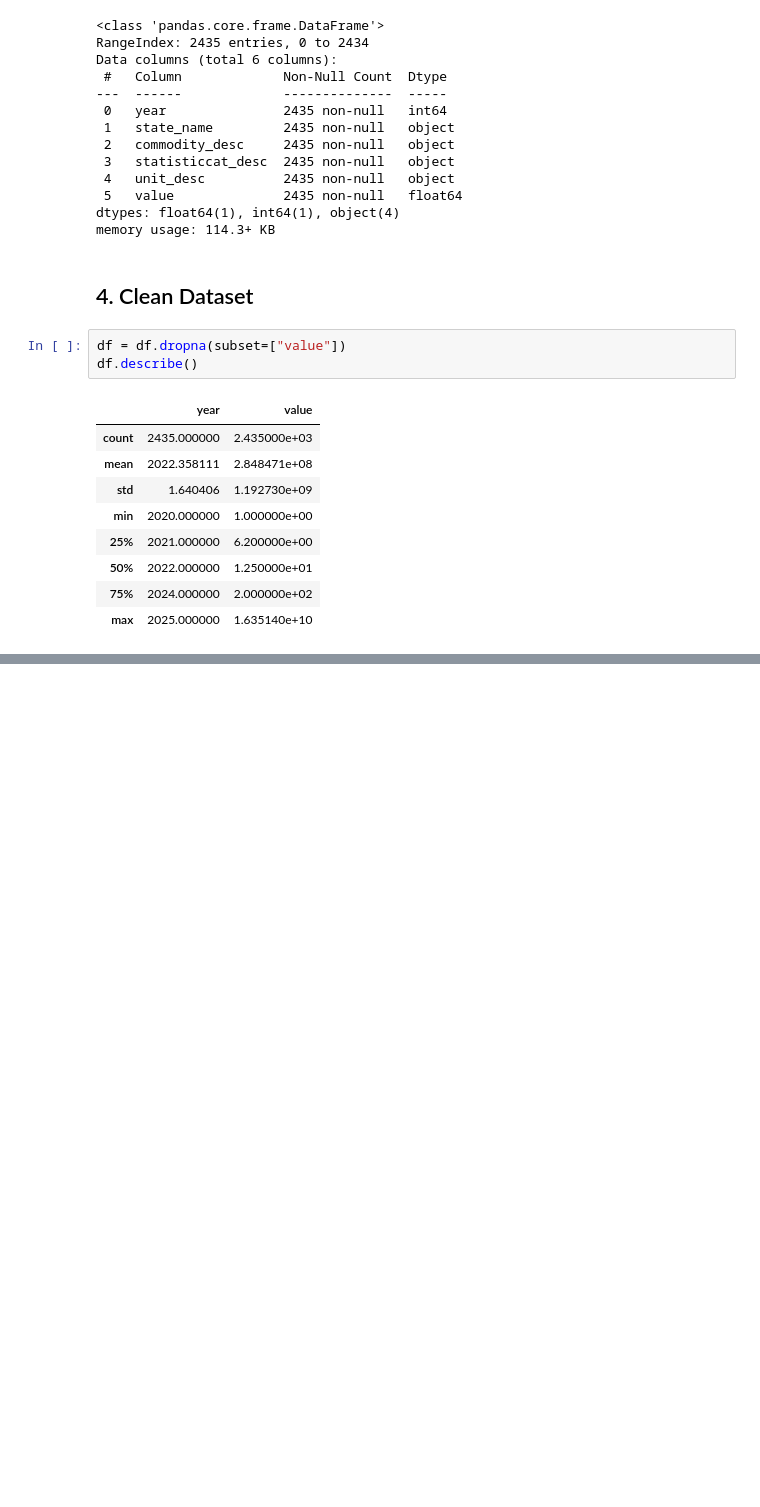
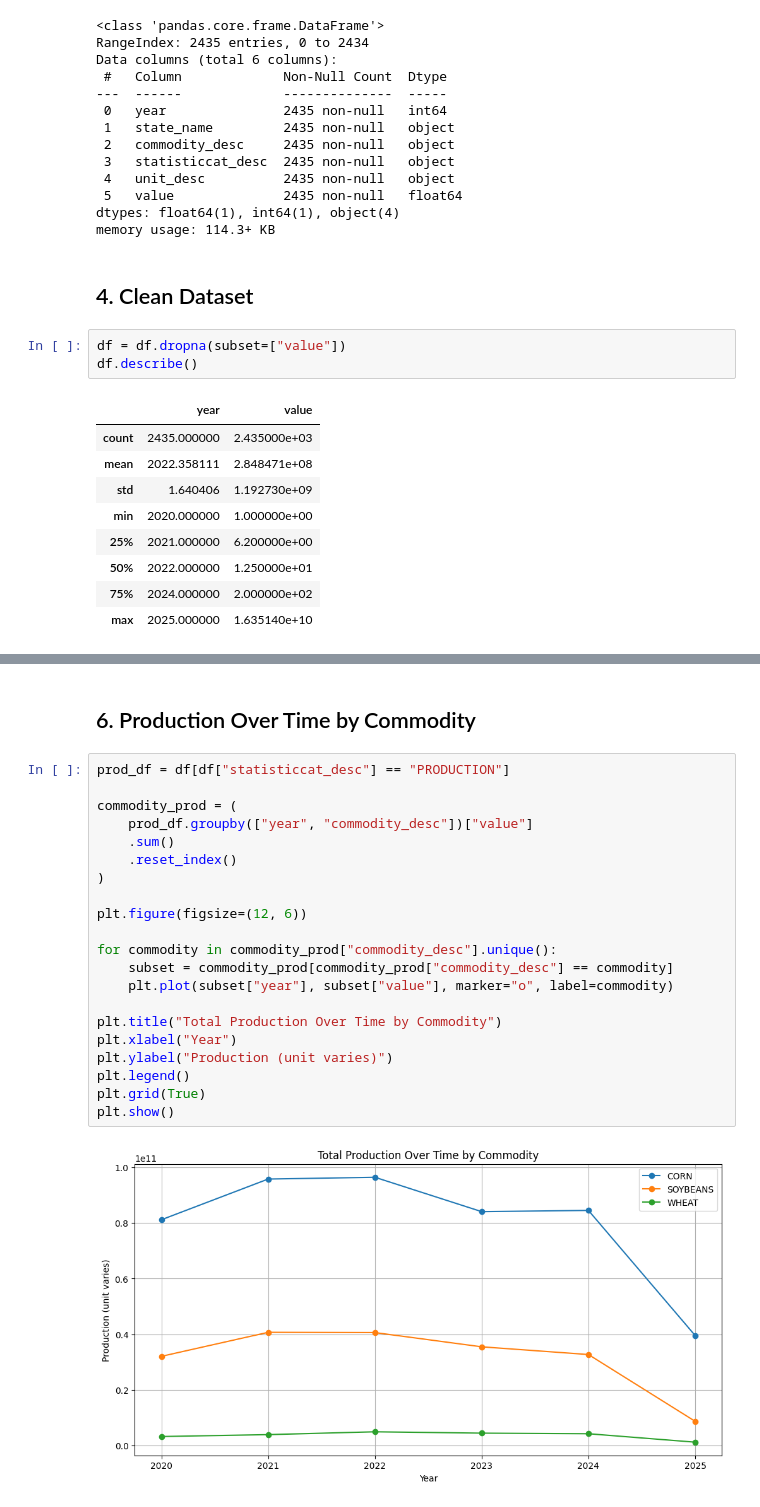
Before and after one commit to emapernice/usda-etl-pipeline, a Jupyter notebook: notebooks/usda_eda_notebook.ipynb, the cells around one changed output, grey strips where cells are left out. Cells and saved outputs as stored; diff of their text form; blank space fills up the shorter version.

```diff
--- a/notebooks/usda_eda_notebook.ipynb
+++ b/notebooks/usda_eda_notebook.ipynb
@@ -56,0 +87,25 @@ df.describe()
+# %% [markdown]
+## 6. Production Over Time by Commodity
+# %%
+prod_df = df[df["statisticcat_desc"] == "PRODUCTION"]
+
+commodity_prod = (
+    prod_df.groupby(["year", "commodity_desc"])["value"]
+    .sum()
+    .reset_index()
+)
+
+plt.figure(figsize=(12, 6))
+
+for commodity in commodity_prod["commodity_desc"].unique():
+    subset = commodity_prod[commodity_prod["commodity_desc"] == commodity]
+    plt.plot(subset["year"], subset["value"], marker="o", label=commodity)
+
+plt.title("Total Production Over Time by Commodity")
+plt.xlabel("Year")
+plt.ylabel("Production (unit varies)")
+plt.legend()
+plt.grid(True)
+plt.show()
+# %% [output]
+[figure, added]
```
Also changed, not shown: parts of 7 cells of this notebook.
